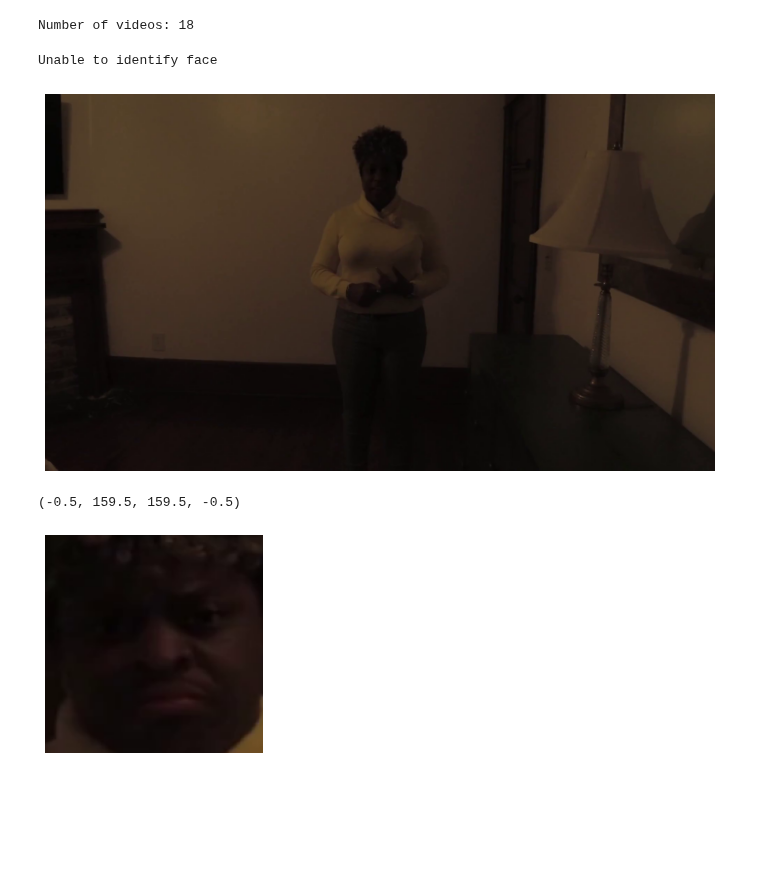
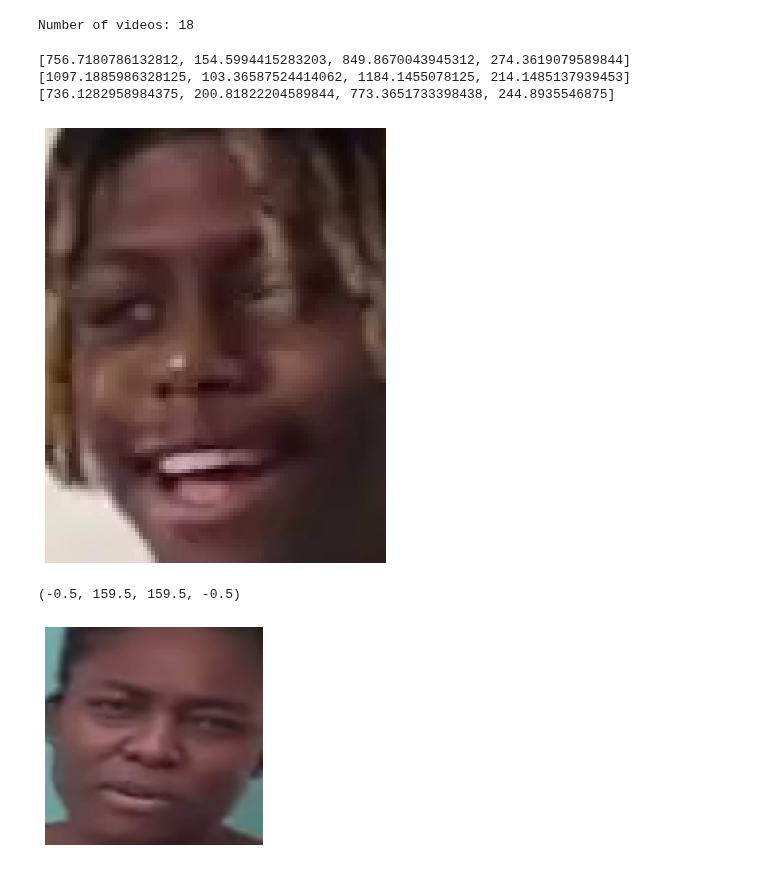
Before and after one commit to AT100/cmpt733-deepfake-detection, a Jupyter notebook: image_preprocessing.ipynb, the cells around one changed output. Drawn from its saved outputs; the diff is of its cells as text; code cells hidden in the pictures; blank space fills up the shorter version.

```diff
--- a/image_preprocessing.ipynb
+++ b/image_preprocessing.ipynb
@@ -142,30 +142,39 @@ print("Number of videos:", len(videopaths))
 # %% [output]
 Number of videos: 18
 # %%
-v_cap = cv2.VideoCapture(videopaths[2])
+v_cap = cv2.VideoCapture(videopaths[1])
 _, frame = v_cap.read()
 frame = cv2.cvtColor(frame, cv2.COLOR_BGR2RGB)
-frame = Image.fromarray(frame)
+new_frame = Image.fromarray(frame)
 
 plt.figure(figsize=(12, 8))
-plt.imshow(frame)
+plt.imshow(new_frame)
 plt.axis('off')
 
 mtcnn = MTCNN(select_largest=False, keep_all=True, post_process=False)#select_largest=False, device='cuda')
-result = mtcnn.detect(frame)
-face = mtcnn(frame)
+face = mtcnn(new_frame)
+
+# detect faces in the image
+faces = mtcnn.detect(new_frame)
+
 if face is None:
     print("Unable to identify face")
 else:
-    print(result)
-    print(face.shape)
+    for each in faces[0]:
+        each1 = each.tolist()
+        x, y, w, h  = each1
+        detected_face = frame[int(y):int(h), int(x):int(w)]
+        #face = cv2.resize(detected_face, (90, 90), interpolation = cv2.INTER_AREA)
+        plt.imshow(detected_face)
 # %% [output]
-Unable to identify face
+[756.7180786132812, 154.5994415283203, 849.8670043945312, 274.3619079589844]
+[1097.1885986328125, 103.36587524414062, 1184.1455078125, 214.1485137939453]
+[736.1282958984375, 200.81822204589844, 773.3651733398438, 244.8935546875]
-[figure, old version]
+[figure, new version]
 # %%
 # there can be a few faces identified, so this will need to be adjusted
-plt.imshow(face.squeeze().permute(1,2,0).int().numpy())
-plt.axis('off')
+# plt.imshow(face.squeeze().permute(1,2,0).int().numpy())
+# plt.axis('off')
 # %% [output]
 (-0.5, 159.5, 159.5, -0.5)
-[figure, old version]
+[figure, new version]
```
